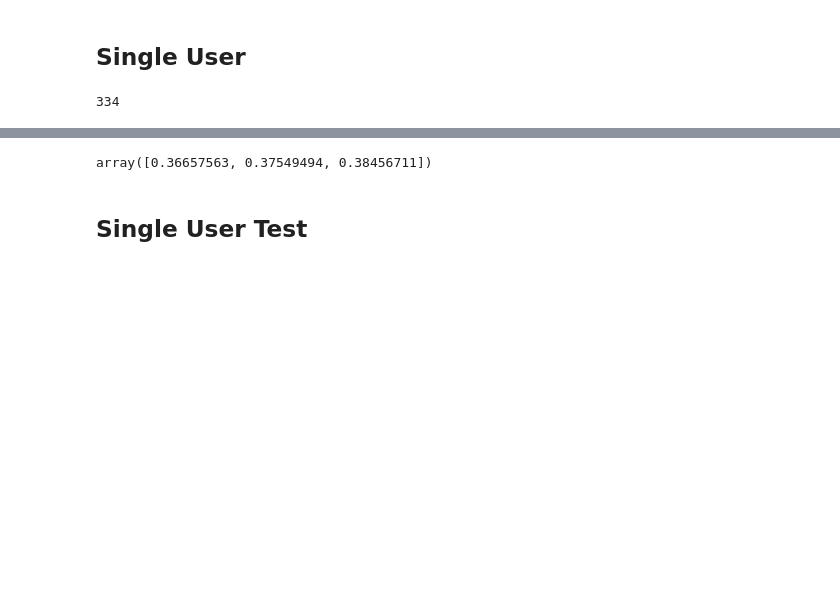
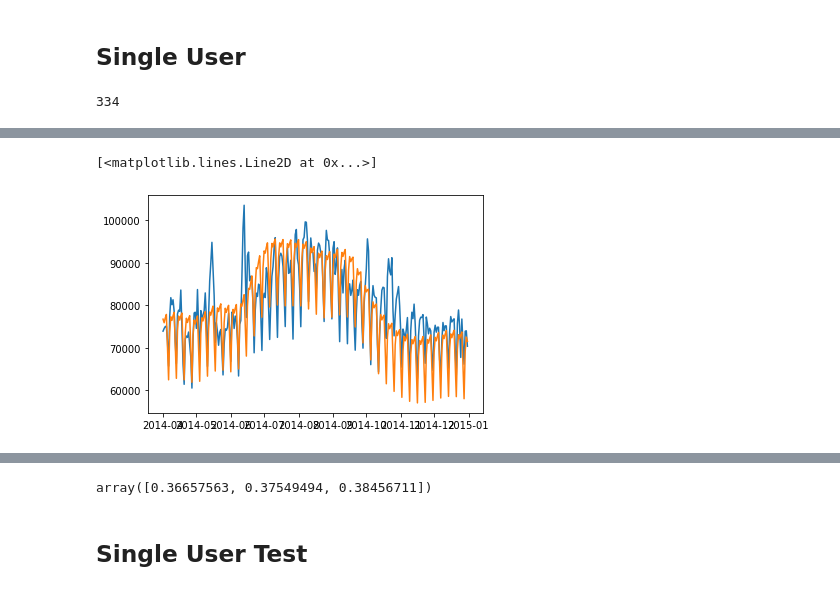
Before and after one commit to Tohwx/ForecastingElectricityUsage, a Jupyter notebook: prophet.ipynb, the cells around one changed output, grey strips where cells are left out. Cells and saved outputs as stored; diff of their text form; code cells hidden in the pictures; blank space fills up the shorter version.

Commit message:
prophet mapes and notebook

```diff
--- a/prophet.ipynb
+++ b/prophet.ipynb
@@ -644,0 +677,4 @@ len(df_train['user'].unique())
+# %%
+# remove outliers
+df_train = df_train.drop(df_train[df_train.user.isin(df_test[df_test['sum_per_day']==0].user)].index)
+df_test = df_test.drop(df_test[df_test.user.isin(df_test[df_test['sum_per_day']==0].user)].index)
@@ -721,0 +792,19 @@ INFO:cmdstanpy:Chain [1] done processing
+# %%
+# get train/test data
+user_test = 'MT_369'
+
+df_user_train = df_train[df_train['user']==user_test]
+df_user_test = df_test[df_test['user']==user_test]
+
+# df_user_train.shape, df_user_test.shape
+
+# change labels
+df_user_train_stripped = df_user_train[['date', 'sum_per_day']]
+df_user_test_stripped = df_user_test[['date', 'sum_per_day']]
+
+df_user_train_stripped.columns = ["ds", "y"] #it is strict on colnames
+df_user_test_stripped.columns = ["ds", "y"] #it is strict on colnames
+
+# fit model
+model = Prophet(interval_width=0.95)
+model.fit(df_user_train_stripped)
@@ -721,0 +823,4 @@ INFO:cmdstanpy:Chain [1] done processing
+# %%
+df_test_dates = df_user_test_stripped.ds.unique()
+df_test_dates = pd.DataFrame({"ds": df_test_dates})
+df_test_pred = model.predict(df_test_dates)
@@ -721,0 +829,6 @@ INFO:cmdstanpy:Chain [1] done processing
+# %%
+plt.plot(df_user_test_stripped.set_index('ds'))
+plt.plot(df_test_pred.set_index('ds')['yhat'])
+# %% [output]
+[<matplotlib.lines.Line2D at 0x...>]
+[figure, added]
```
Also changed, not shown: parts of 21 cells of this notebook, 1 other file.
